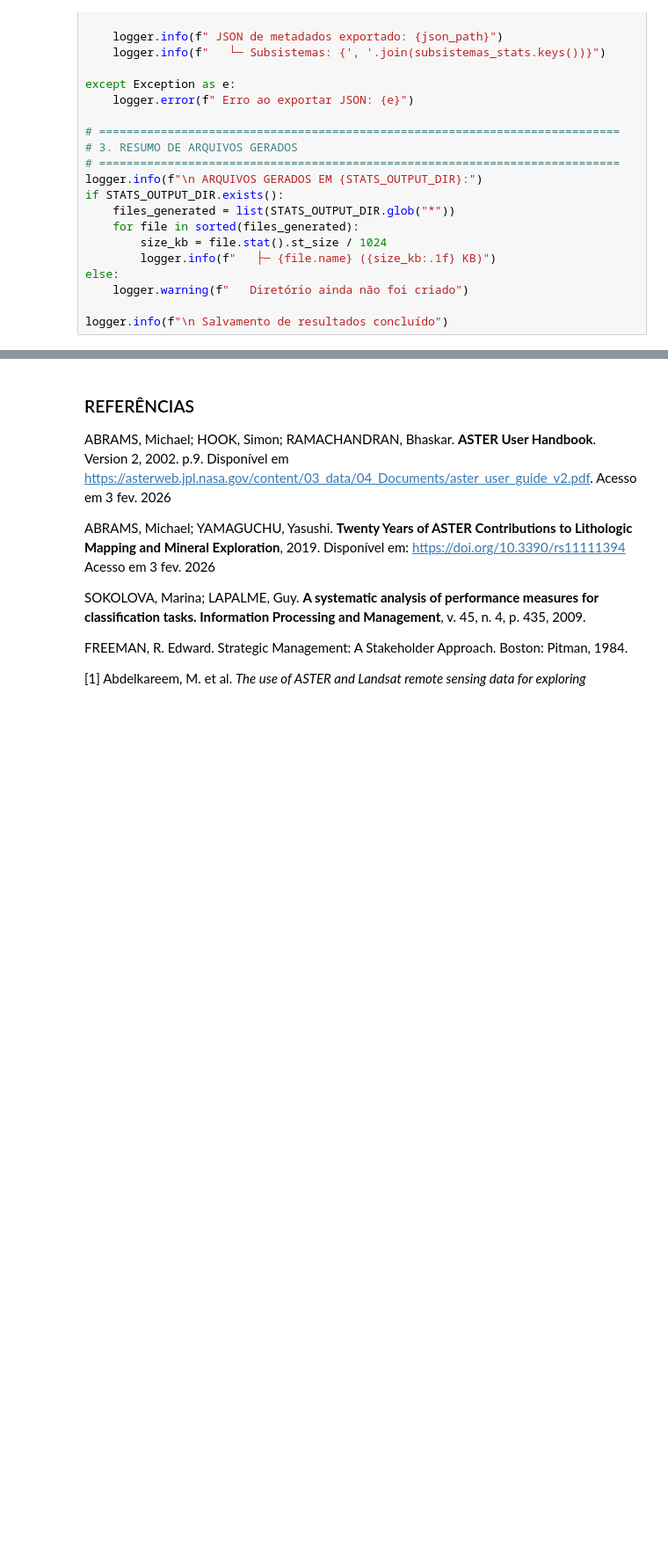
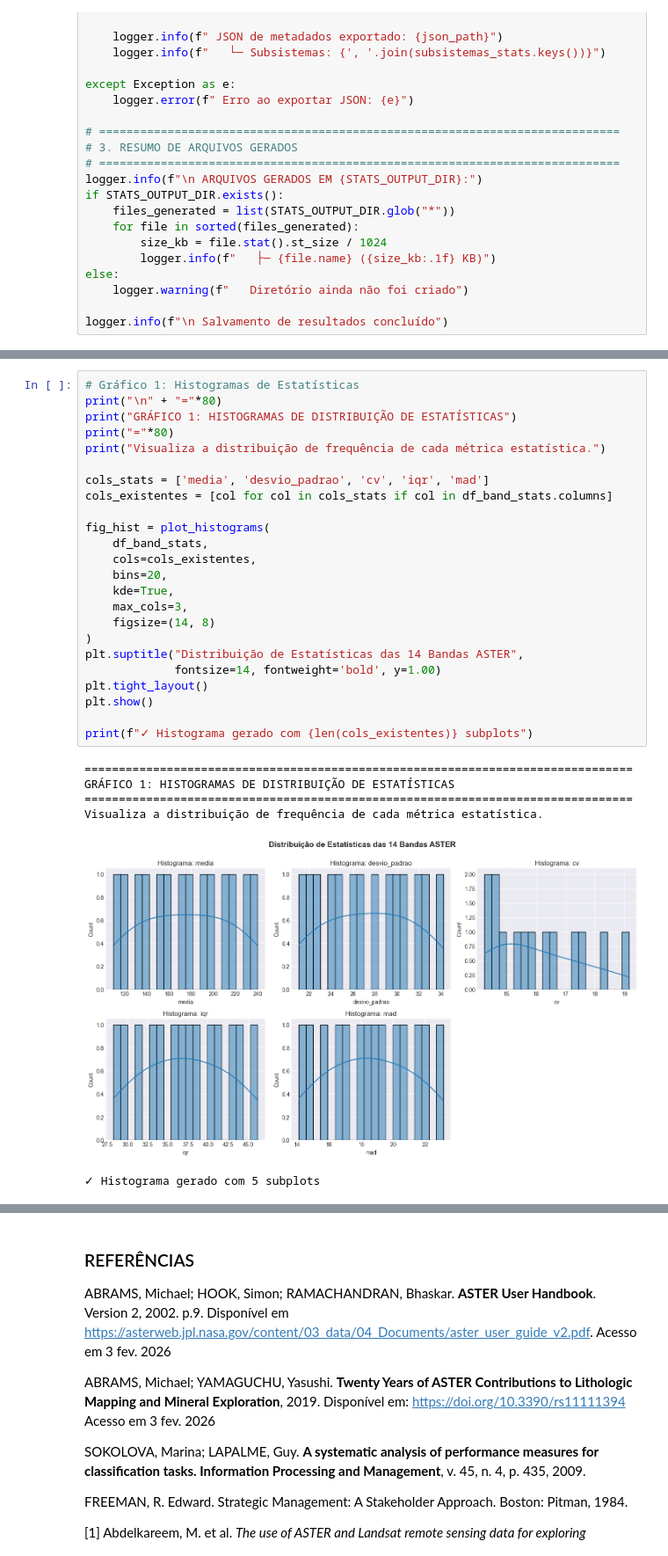
Before and after one commit to pedroauler12/SpectraAI, a Jupyter notebook: artefatos/a01_eda_pipeline/a01_eda_pipeline.ipynb, the cells around one changed output, grey strips where cells are left out. Shown at 88% size. Saved outputs shown, nothing was run; the diff lists cells and outputs as text; blank space fills up the shorter version.

Commit message:
feat: add visualização graficas das estatisticas da banda no artefato 1

```diff
--- a/artefatos/a01_eda_pipeline/a01_eda_pipeline.ipynb
+++ b/artefatos/a01_eda_pipeline/a01_eda_pipeline.ipynb
@@ -1122,0 +1242,31 @@ logger.info(f"\n Salvamento de resultados concluído")
+# %%
+# Gráfico 1: Histogramas de Estatísticas
+print("\n" + "="*80)
+print("GRÁFICO 1: HISTOGRAMAS DE DISTRIBUIÇÃO DE ESTATÍSTICAS")
+print("="*80)
+print("Visualiza a distribuição de frequência de cada métrica estatística.")
+
+cols_stats = ['media', 'desvio_padrao', 'cv', 'iqr', 'mad']
+cols_existentes = [col for col in cols_stats if col in df_band_stats.columns]
+
+fig_hist = plot_histograms(
+    df_band_stats,
+    cols=cols_existentes,
+    bins=20,
+    kde=True,
+    max_cols=3,
+    figsize=(14, 8)
+)
+plt.suptitle("Distribuição de Estatísticas das 14 Bandas ASTER",
+             fontsize=14, fontweight='bold', y=1.00)
+plt.tight_layout()
+plt.show()
+
+print(f"✓ Histograma gerado com {len(cols_existentes)} subplots")
+# %% [output]
+================================================================================
+GRÁFICO 1: HISTOGRAMAS DE DISTRIBUIÇÃO DE ESTATÍSTICAS
+================================================================================
+Visualiza a distribuição de frequência de cada métrica estatística.
+[figure, added]
+✓ Histograma gerado com 5 subplots
```
Also changed, not shown: parts of 16 cells of this notebook, 1 other file.
